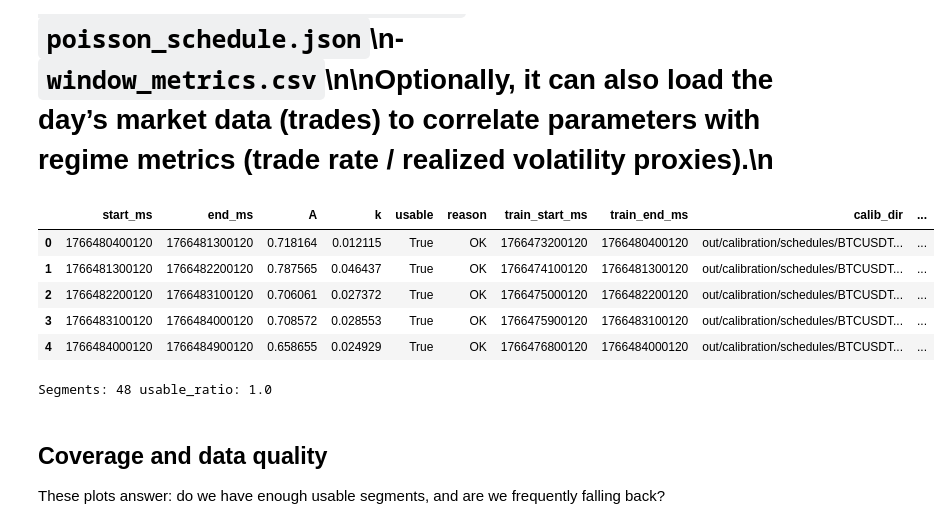
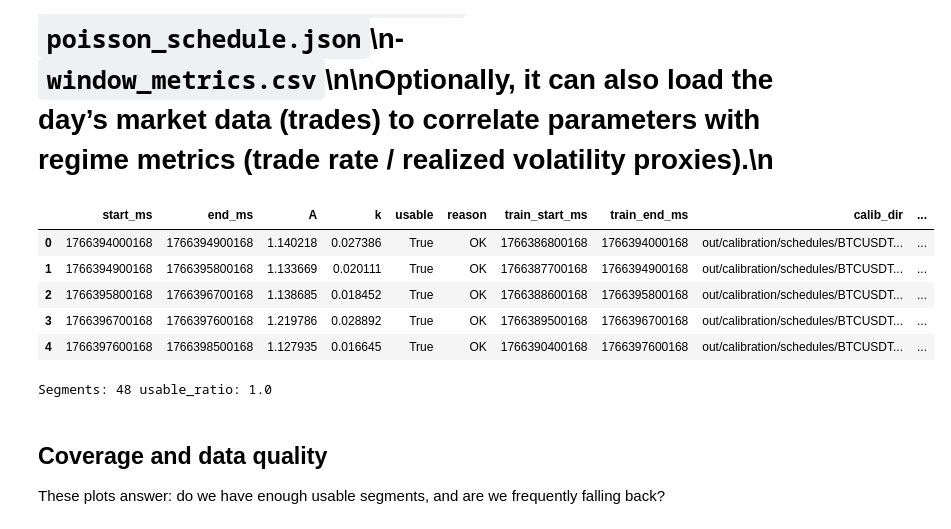
Before and after one commit to hworldcom/mmprototype, a Jupyter notebook: notebooks/calibration_schedule_qa.ipynb, the cells around one changed output. Saved outputs shown, nothing was run; the diff lists cells and outputs as text; code cells hidden in the pictures.

```diff
--- a/notebooks/calibration_schedule_qa.ipynb
+++ b/notebooks/calibration_schedule_qa.ipynb
@@ -22,39 +24,59 @@ import numpy as np
 import matplotlib.pyplot as plt
 
 # --- EDIT THESE ---
-RUN_DIR = OUT_ROOT / 'calibration/schedules/BTCUSDT/20251223_20260111T230144Z'  # folder containing manifest.json
+RUN_DIR = OUT_ROOT / 'calibration/schedules/BTCUSDT/20251222_20260111T230155Z'  # folder containing manifest.json
 # DATA_ROOT is provided by the bootstrap cell
 SYMBOL = 'BTCUSDT'
-DAY = '20251223'
+DAY = '20251222'
+# %%
+def resolve_path(p: Path, root: Path) -> Path:
+    return p if p.is_absolute() else (root / p).resolve()
+
+def find_project_root(start: Path | None = None) -> Path:
+    """
+    Heuristic: walk upwards until we find repo markers.
+    Adjust markers to match your repo layout.
+    """
+    p = (start or Path.cwd()).resolve()
+    for cand in [p, *p.parents]:
+        if (cand / "mm").is_dir() and (cand / "out").exists():
+            return cand
+        # Alternative marker: pyproject.toml / setup.cfg / .git
+        if (cand / "pyproject.toml").exists() or (cand / ".git").exists():
+            return cand
+    # Fallback: assume current working directory is root
+    return p
+
+PROJECT_ROOT = find_project_root()
 # %%
-manifest_path = RUN_DIR / 'manifest.json'
+manifest_path = RUN_DIR / "manifest.json"
 if manifest_path.exists():
-    manifest = json.loads(manifest_path.read_text(encoding='utf-8'))
-    schedule_path = Path(manifest['schedule_path'])
-    metrics_path = Path(manifest['window_metrics_csv'])
+    manifest = json.loads(manifest_path.read_text(encoding="utf-8"))
+
+    schedule_path = resolve_path(Path(manifest["schedule_path"]), PROJECT_ROOT)
+    metrics_path  = resolve_path(Path(manifest["window_metrics_csv"]), PROJECT_ROOT)
+
 else:
-    schedule_path = RUN_DIR / 'poisson_schedule.json'
-    metrics_path = RUN_DIR / 'window_metrics.csv'
+    schedule_path = RUN_DIR / "poisson_schedule.json"
+    metrics_path  = RUN_DIR / "window_metrics.csv"
 
-schedule = json.loads(schedule_path.read_text(encoding='utf-8'))
-metrics_path = resolve_csv_path(Path(metrics_path))
 df = pd.read_csv(metrics_path)
 
 df['start_dt'] = pd.to_datetime(df['start_ms'], unit='ms', utc=True)
 df['end_dt'] = pd.to_datetime(df['end_ms'], unit='ms', utc=True)
 df['lambda_d1'] = df['A'] * np.exp(-df['k'] * 1)
 df['lambda_d3'] = df['A'] * np.exp(-df['k'] * 3)
 df['lambda_d8'] = df['A'] * np.exp(-df['k'] * 8)
 
 display(df.head())
 print('Segments:', len(df), 'usable_ratio:', float(df['usable'].mean()) if len(df) else None)
 # %% [output]
 |  | start_ms | end_ms | A | k | usable | reason | train_start_ms | train_end_ms | calib_dir | ... |
-| 0 | 1766480400120 | 1766481300120 | 0.718164 | 0.012115 | True | OK | 1766473200120 | 1766480400120 | out/calibration/schedules/BTCUSDT... | ... |
-| 1 | 1766481300120 | 1766482200120 | 0.787565 | 0.046437 | True | OK | 1766474100120 | 1766481300120 | out/calibration/schedules/BTCUSDT... | ... |
-| 2 | 1766482200120 | 1766483100120 | 0.706061 | 0.027372 | True | OK | 1766475000120 | 1766482200120 | out/calibration/schedules/BTCUSDT... | ... |
-| 3 | 1766483100120 | 1766484000120 | 0.708572 | 0.028553 | True | OK | 1766475900120 | 1766483100120 | out/calibration/schedules/BTCUSDT... | ... |
-| 4 | 1766484000120 | 1766484900120 | 0.658655 | 0.024929 | True | OK | 1766476800120 | 1766484000120 | out/calibration/schedules/BTCUSDT... | ... |
+| 0 | 1766394000168 | 1766394900168 | 1.140218 | 0.027386 | True | OK | 1766386800168 | 1766394000168 | out/calibration/schedules/BTCUSDT... | ... |
+| 1 | 1766394900168 | 1766395800168 | 1.133669 | 0.020111 | True | OK | 1766387700168 | 1766394900168 | out/calibration/schedules/BTCUSDT... | ... |
+| 2 | 1766395800168 | 1766396700168 | 1.138685 | 0.018452 | True | OK | 1766388600168 | 1766395800168 | out/calibration/schedules/BTCUSDT... | ... |
+| 3 | 1766396700168 | 1766397600168 | 1.219786 | 0.028892 | True | OK | 1766389500168 | 1766396700168 | out/calibration/schedules/BTCUSDT... | ... |
+| 4 | 1766397600168 | 1766398500168 | 1.127935 | 0.016645 | True | OK | 1766390400168 | 1766397600168 | out/calibration/schedules/BTCUSDT... | ... |
 Segments: 48 usable_ratio: 1.0
 # %% [markdown]
 ## Coverage and data quality
```
Also changed, not shown: parts of 6 cells of this notebook.
